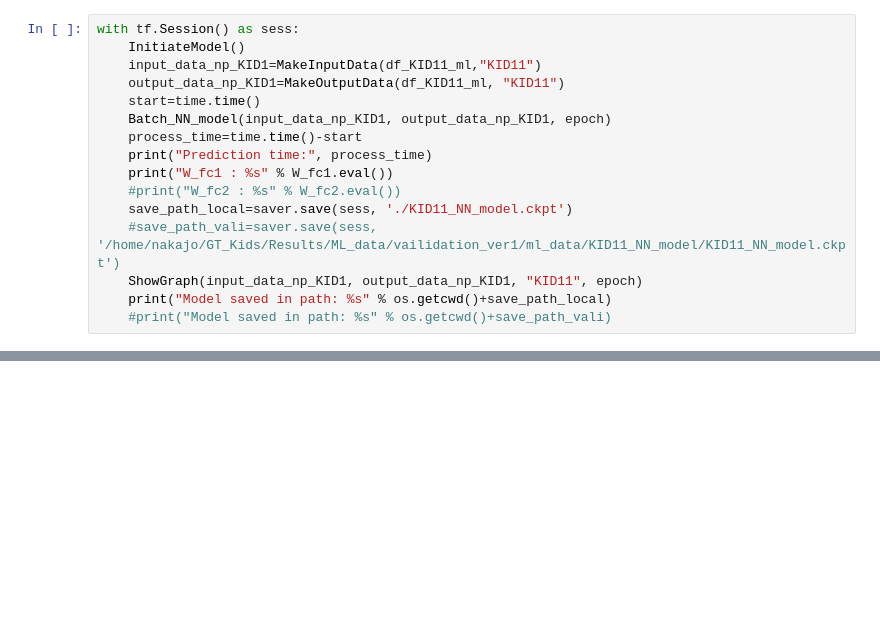
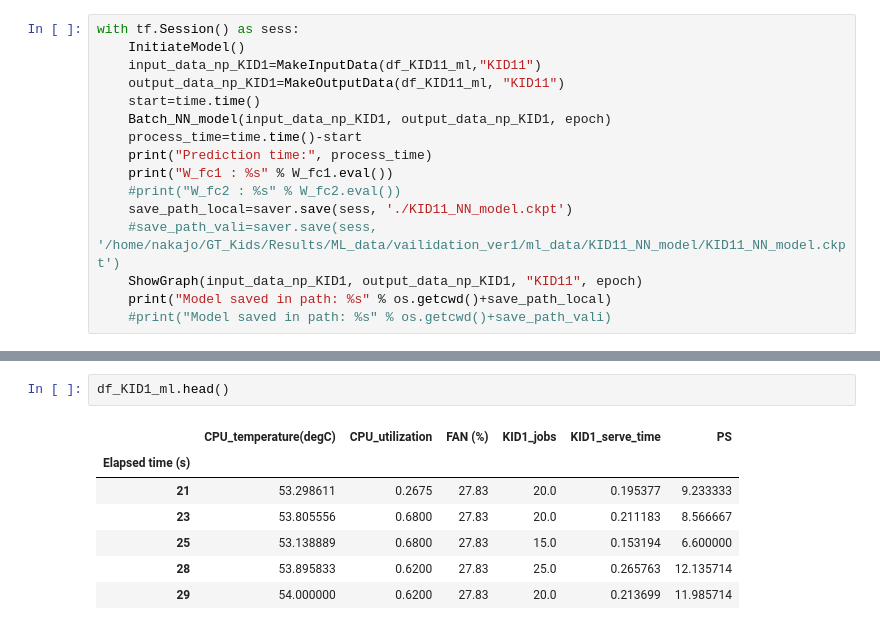
Before and after one commit to YYYYusuke/GT_ML, a Jupyter notebook: Results/ML_data/data_5_ver1/ml_data/NN_prediction_data_5_ver1.ipynb, the cells around one changed output, grey strips where cells are left out. Saved outputs shown, nothing was run; the diff lists cells and outputs as text; blank space fills up the shorter version.

```diff
--- a/Results/ML_data/data_5_ver1/ml_data/NN_prediction_data_5_ver1.ipynb
+++ b/Results/ML_data/data_5_ver1/ml_data/NN_prediction_data_5_ver1.ipynb
@@ -325,0 +336,10 @@ with tf.Session() as sess:
+# %%
+df_KID1_ml.head()
+# %% [output]
+|  | CPU_temperature(degC) | CPU_utilization | FAN (%) | KID1_jobs | KID1_serve_time | PS |
+| Elapsed time (s) |  |  |  |  |  |  |
+| 21 | 53.298611 | 0.2675 | 27.83 | 20.0 | 0.195377 | 9.233333 |
+| 23 | 53.805556 | 0.6800 | 27.83 | 20.0 | 0.211183 | 8.566667 |
+| 25 | 53.138889 | 0.6800 | 27.83 | 15.0 | 0.153194 | 6.600000 |
+| 28 | 53.895833 | 0.6200 | 27.83 | 25.0 | 0.265763 | 12.135714 |
+| 29 | 54.000000 | 0.6200 | 27.83 | 20.0 | 0.213699 | 11.985714 |
```
Also changed, not shown: parts of 1 cell of this notebook, 4 other files.
